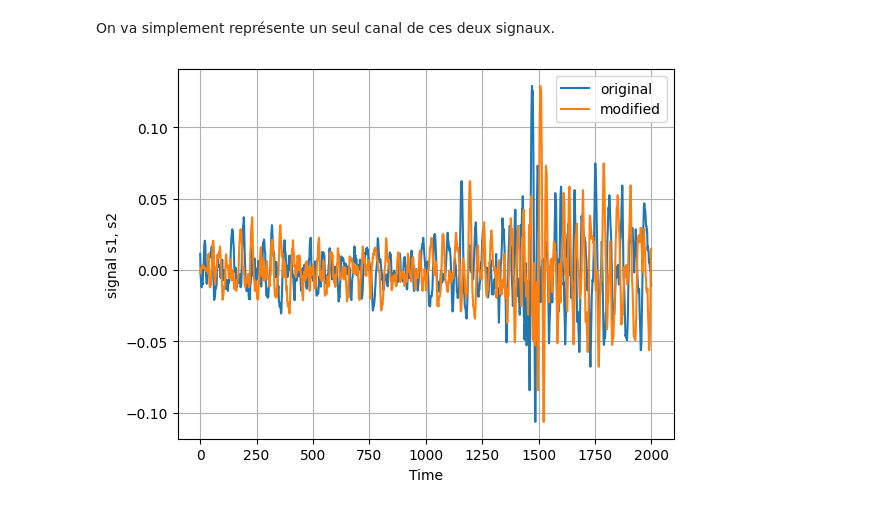
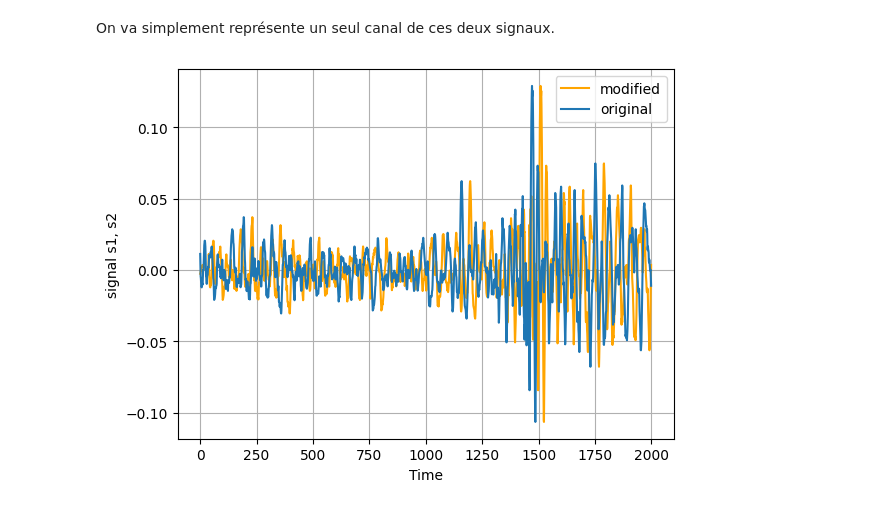
Before and after one commit to mokira3d48/sound_classifier, a Jupyter notebook: sound_classifier.ipynb, the cells around one changed output. Cells and saved outputs as stored; diff of their text form; code cells hidden in the pictures.

Commit message:
plot_signals() function is updated.

```diff
--- a/sound_classifier.ipynb
+++ b/sound_classifier.ipynb
@@ -458,7 +458,7 @@ import numpy as np
 import matplotlib.pyplot as plt
 
 
-def plot_signal(s1, s2, max_time=1000, dt=1):
+def plot_signals(s1, s2, max_time=1000, dt=1):
   """ Fonction de représentation graphique
       de deux signals sur une même figure.
   """
@@ -467,8 +467,8 @@ def plot_signal(s1, s2, max_time=1000, dt=1):
   s2 = s2[:t.shape[0]]
 
   fig, ax = plt.subplots()
+  ax.plot(t, s2, label='modified', c='orange')
   ax.plot(t, s1, label='original')
-  ax.plot(t, s2, label='modified')
   ax.set_xlabel("Time")
   ax.set_ylabel("signal s1, s2")
 
@@ -480,7 +480,7 @@ On va simplement représente un seul canal de ces deux signaux.
 # %%
 original_signal = audio[0][0]
 shift_signal = shift_audio[0][0]
 
-plot_signal(original_signal, shift_signal, 2000)
+plot_signals(original_signal, shift_signal, 2000)
 # %% [output]
-[figure, old version]
+[figure, new version]
```
Also changed, not shown: parts of 1 cell of this notebook.
